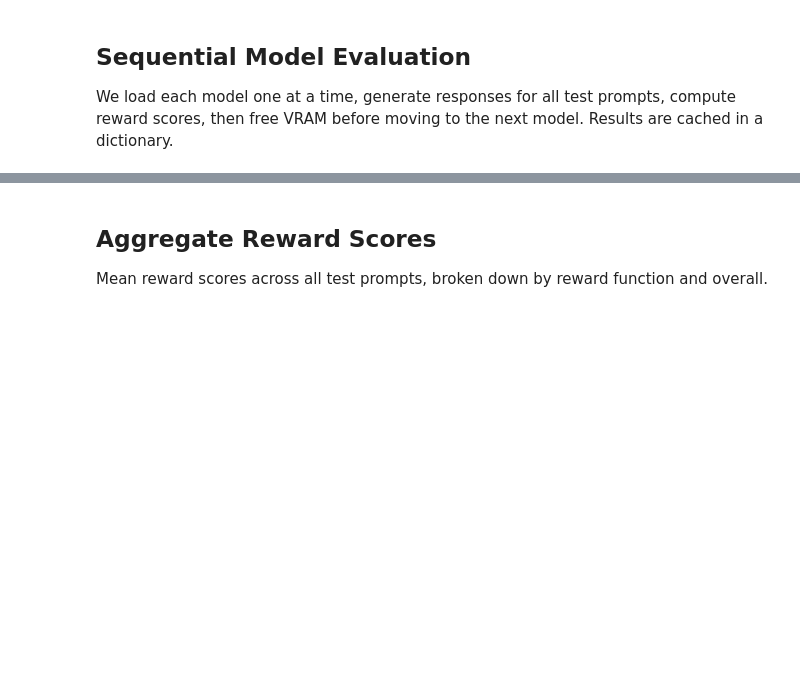
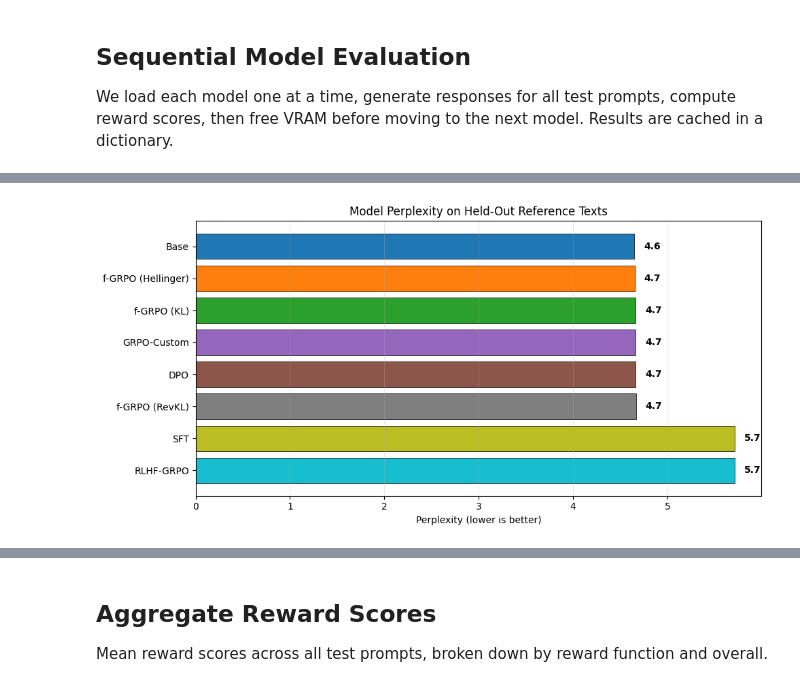
Before and after one commit to rkaunismaa/Alignment, a Jupyter notebook: 10_Final_Evaluation.ipynb, the cells around one changed output, grey strips where cells are left out. Cells and saved outputs as stored; diff of their text form; code cells hidden in the pictures; blank space fills up the shorter version.

```diff
--- a/10_Final_Evaluation.ipynb
+++ b/10_Final_Evaluation.ipynb
@@ -293,7 +344,9 @@ for entry in available_models:
 
     results[name] = {"responses": responses, "scores": scores}
 
-    unload_model(model)
+    model = free_gpu(model)
     print(f"  Unloaded. VRAM: {torch.cuda.memory_allocated()/1024**3:.1f} GB")
 
 print(f"\n\nEvaluation complete for {len(results)} models.")
+
+# 44m 16.8s
@@ -312,0 +549,22 @@ print("Results saved to ./results/final_evaluation.json")
+# %%
+# Plot perplexity comparison
+fig, ax = plt.subplots(figsize=(10, 5))
+
+ppl_names = sorted(perplexity_results.keys(), key=lambda x: perplexity_results[x])
+ppl_vals = [perplexity_results[n] for n in ppl_names]
+bar_colors = plt.cm.tab10(np.linspace(0, 1, len(ppl_names)))
+
+bars = ax.barh(ppl_names, ppl_vals, color=bar_colors, edgecolor="black", linewidth=0.5)
+for bar, val in zip(bars, ppl_vals):
+    ax.text(bar.get_width() + 0.1, bar.get_y() + bar.get_height() / 2,
+            f"{val:.1f}", ha="left", va="center", fontweight="bold")
+
+ax.set_xlabel("Perplexity (lower is better)")
+ax.set_title("Model Perplexity on Held-Out Reference Texts")
+ax.grid(True, alpha=0.3, axis="x")
+ax.invert_yaxis()
+
+plt.tight_layout()
+plt.show()
+# %% [output]
+[figure, added]
```
Also changed, not shown: parts of 27 cells of this notebook.
